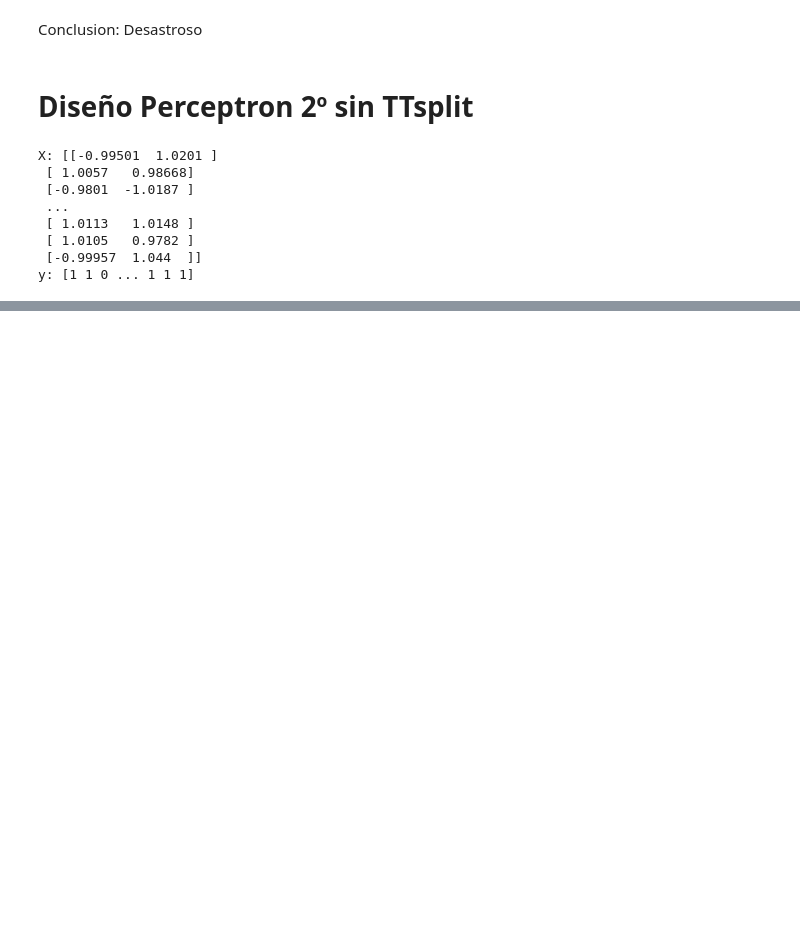
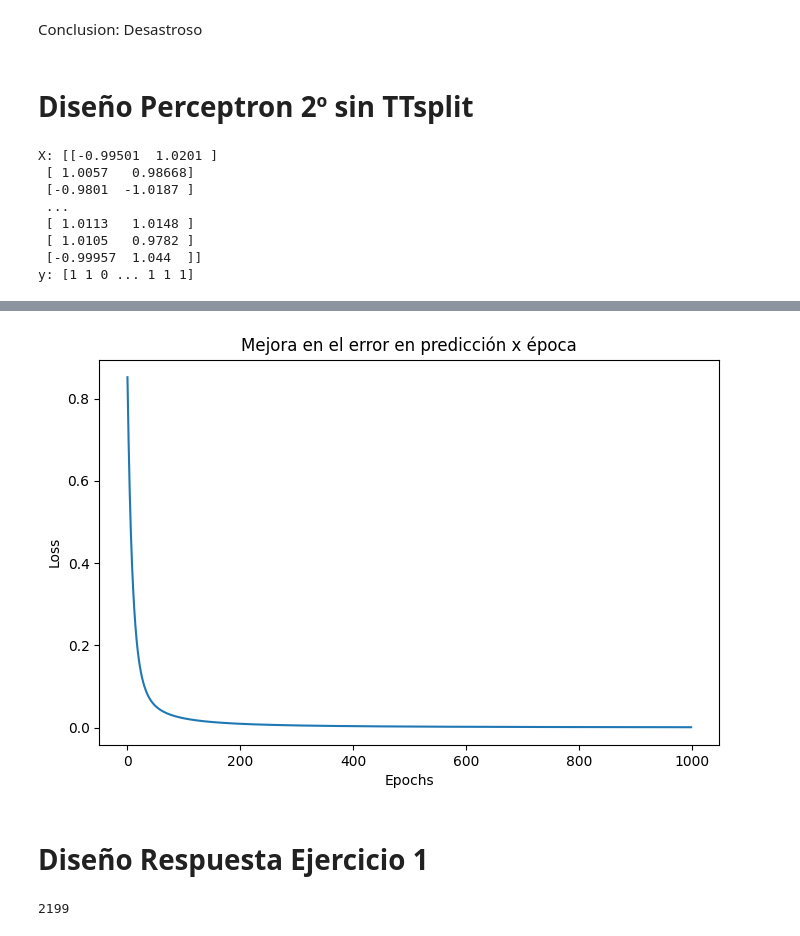
Before and after one commit to castillosebastian/neuralnets, a Jupyter notebook: perceptron.ipynb, the cells around one changed output, grey strips where cells are left out. Drawn from its saved outputs; the diff is of its cells as text; code cells hidden in the pictures; blank space fills up the shorter version.

```diff
--- a/perceptron.ipynb
+++ b/perceptron.ipynb
@@ -259,7 +259,7 @@ En el caso de nuestro Perceptron vamos a pasar nuestro logit por  ``nn.CrossEntr
 # %% [markdown]
 Seteo Parametros de la Optimización
 # %%
-learning_rate = 0.1  # too small: 1e-3; 1e-2
+train_dataloader = 0.1  # too small: 1e-3; 1e-2
 # Initialize the loss function
 loss_fn = nn.BCELoss()
 #loss_fn = nn.CrossEntropyLoss()
@@ -525,4 +525,11 @@ Accuracy of the network: 50%
 Conclusion: Desastroso
 # %% [markdown]
 # Diseño Perceptron 2º sin TTsplit
+# %%
+OR_problem = True
+# %%
+if OR_problem:
+   data = pl.read_csv(str(root) + '/data/OR.csv')
+else:
+   data = pl.read_csv(str(root) + '/data/XOR.csv')
 # %%
@@ -578,16 +584,21 @@ loss_function = nn.BCELoss()
 # prueba hecha con optim.Adam
 optimizer = optim.Adam(model.parameters(), lr=learning_rate)
 
+# loss
+loss_values = []
+
 # Training loop
 for epoch in range(n_epoch):
     # Forward pass
     outputs = model(inputs)
     loss = loss_function(outputs, labels)
+    loss_values.append(loss.item())
 
     # Backward pass
     optimizer.zero_grad()
     loss.backward()
     optimizer.step()
+
 
     if epoch % 100 == 0:
         print(f"Epoch: {epoch}, Loss: {loss.item()}")
@@ -612 +623,13 @@ Epoch: 900, Loss: 0.0007441777852363884
 Accuracy: 1.0
+# %%
+#step = np.linspace(0, 100, 240)
+fig, ax = plt.subplots(figsize=(8,5))
+plt.plot(np.array(loss_values))
+plt.title("Mejora en el error en predicción x época")
+plt.xlabel("Epochs")
+plt.ylabel("Loss")
+plt.show()
+# %% [output]
+[figure, added]
+# %% [markdown]
+# Diseño Respuesta Ejercicio 1
@@ -612,0 +647,4 @@ Accuracy: 1.0
+# %%
+len(data)
+# %% [output]
+2199
```
Also changed, not shown: parts of 19 cells of this notebook.
